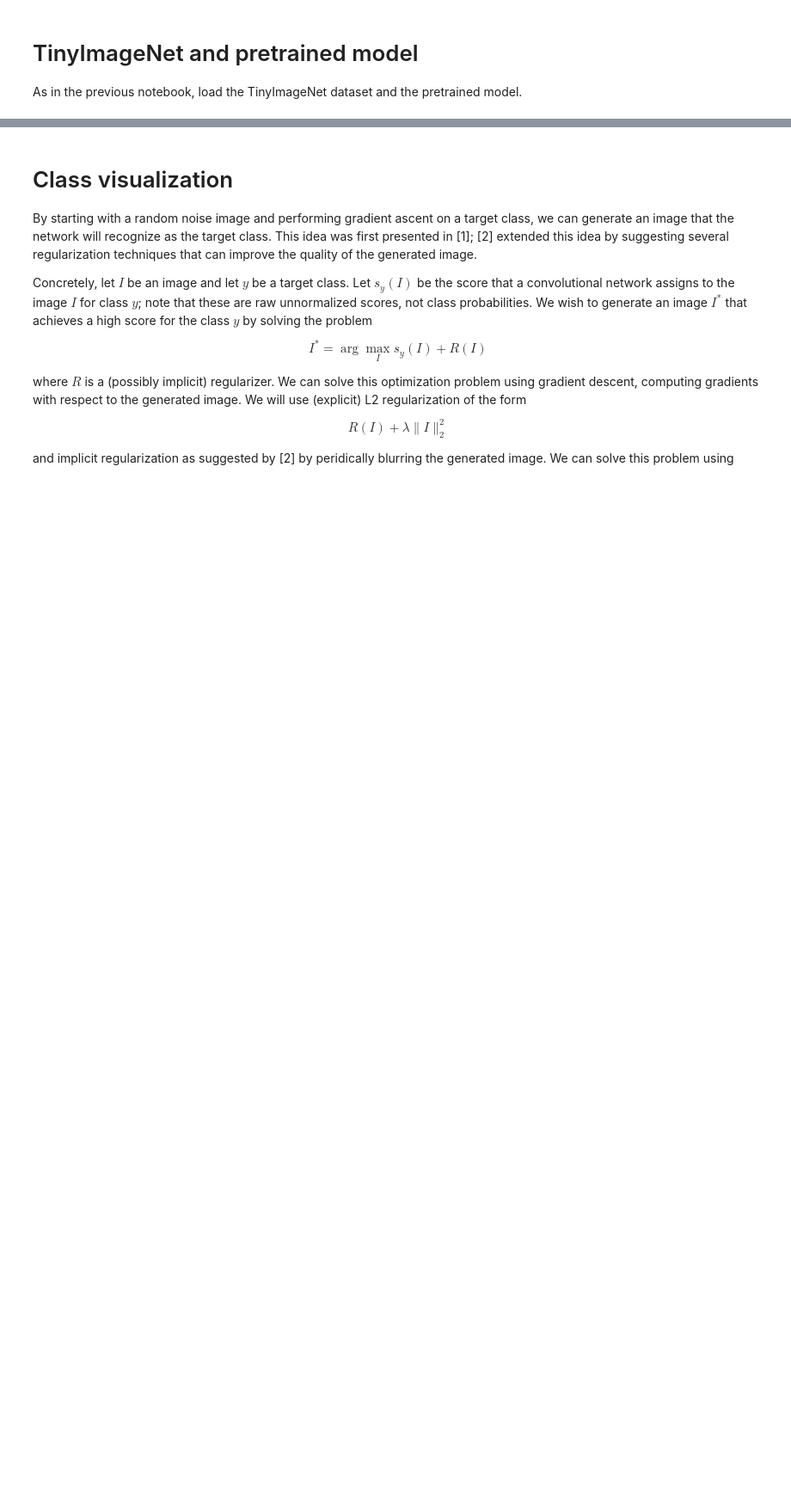
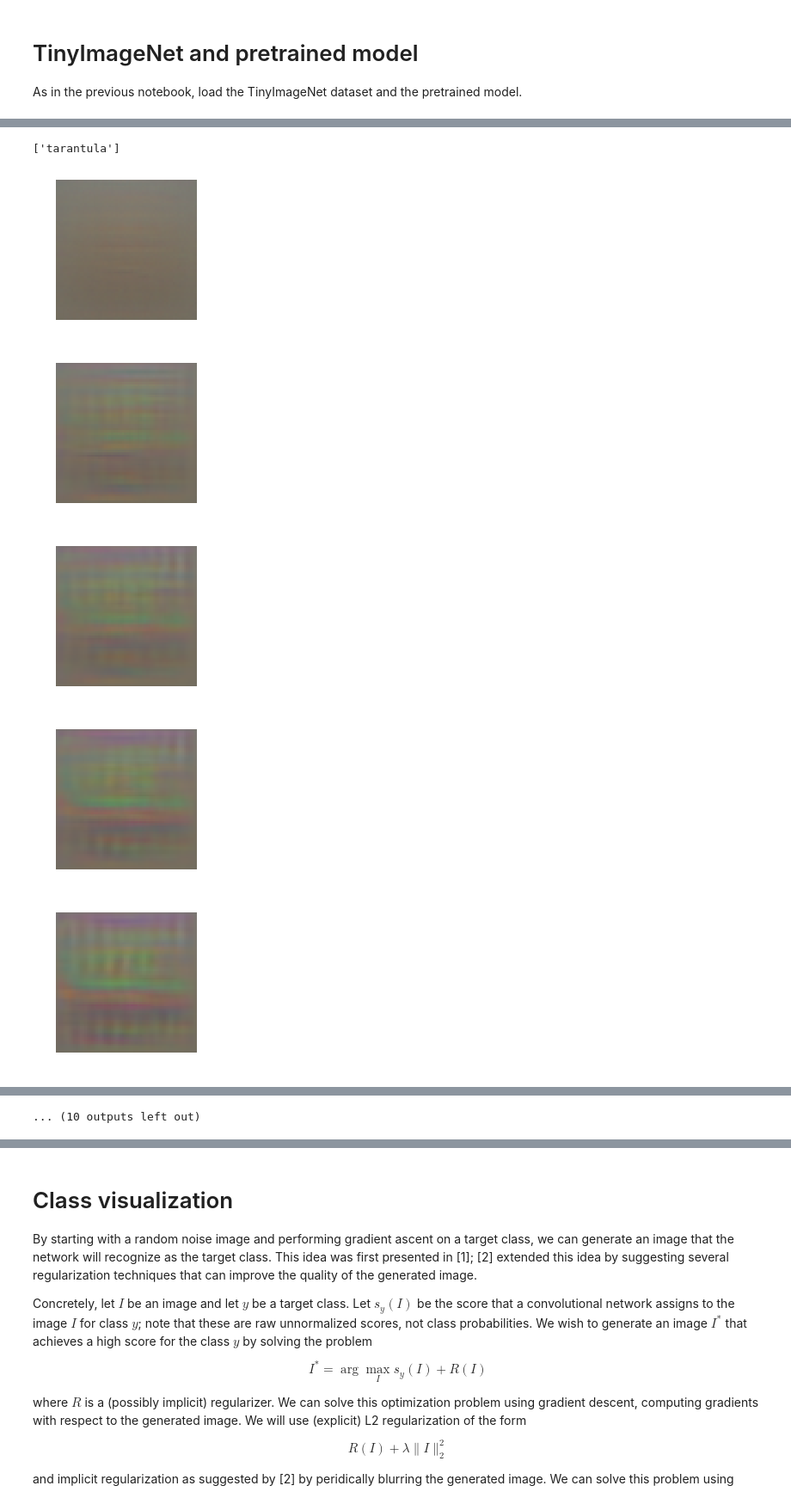
Before and after one commit to sshleifer/cs231, a Jupyter notebook: assignments/assignment3/ImageGeneration.ipynb, the cells around one changed output, grey strips where cells are left out. Shown at 86% size. Cells and saved outputs as stored; diff of their text form; code cells hidden in the pictures; blank space fills up the shorter version.

```diff
--- a/assignments/assignment3/ImageGeneration.ipynb
+++ b/assignments/assignment3/ImageGeneration.ipynb
@@ -36,0 +186,14 @@ loading training data for synset 100 / 100
+# %%
+target_y = 43 # Tarantula
+
+print data['class_names'][target_y]
+X2, logs2 = create_class_visualization(target_y, model, X=X,
+                                       learning_rate=1e3,
+                              l2_reg=1e-3, target_score=10, show_every=50)
+# %% [output]
+['tarantula']
+[figure, added]
+[figure, added]
+[figure, added]
+[figure, added]
+[figure, added]
@@ -36,0 +206 @@ loading training data for synset 100 / 100
+... (10 outputs left out)
```
Also changed, not shown: parts of 20 cells of this notebook, 1 other file.
